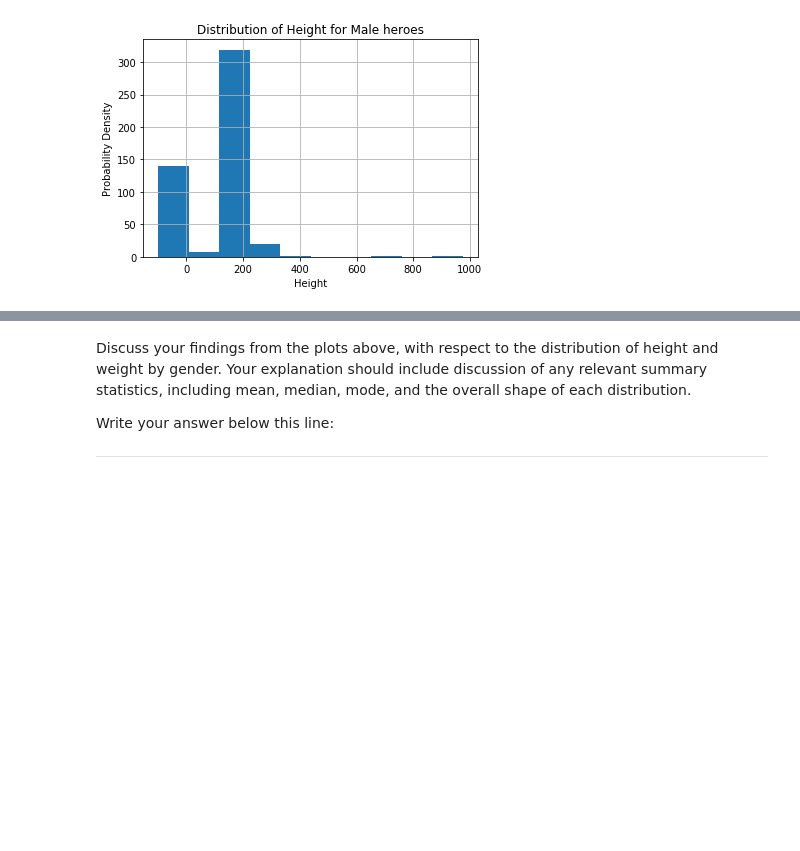
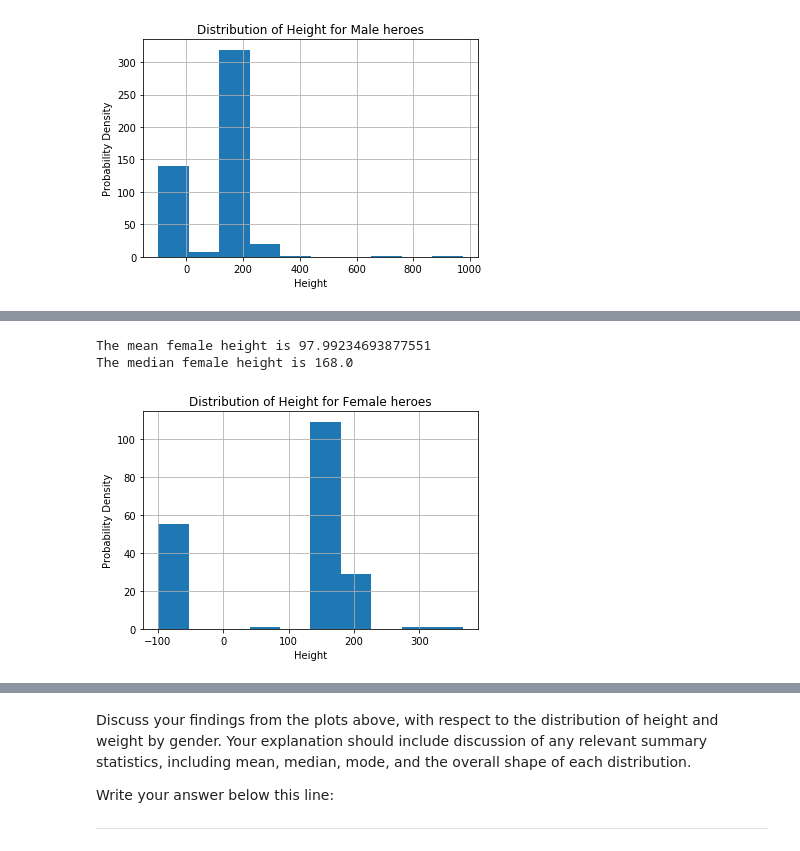
Before and after one commit to zazuetaz/dsc-data-cleaning-project-online-ds-pt-071519, a Jupyter notebook: index.ipynb, the cells around one changed output, grey strips where cells are left out. Drawn from its saved outputs; the diff is of its cells as text; code cells hidden in the pictures; blank space fills up the shorter version.

```diff
--- a/index.ipynb
+++ b/index.ipynb
@@ -307,0 +311,9 @@ Median height for male heroes: 180.0
+# %%
+# Female Height
+show_distplot(female_heroes_df, 'Female', 'Height')
+print('The mean female height is {}'.format(female_heroes_df['Height'].mean()))
+print('The median female height is {}'.format(female_heroes_df['Height'].median()))
+# %% [output]
+The mean female height is 97.99234693877551
+The median female height is 168.0
+[figure, added]
```
Also changed, not shown: parts of 20 cells of this notebook.
